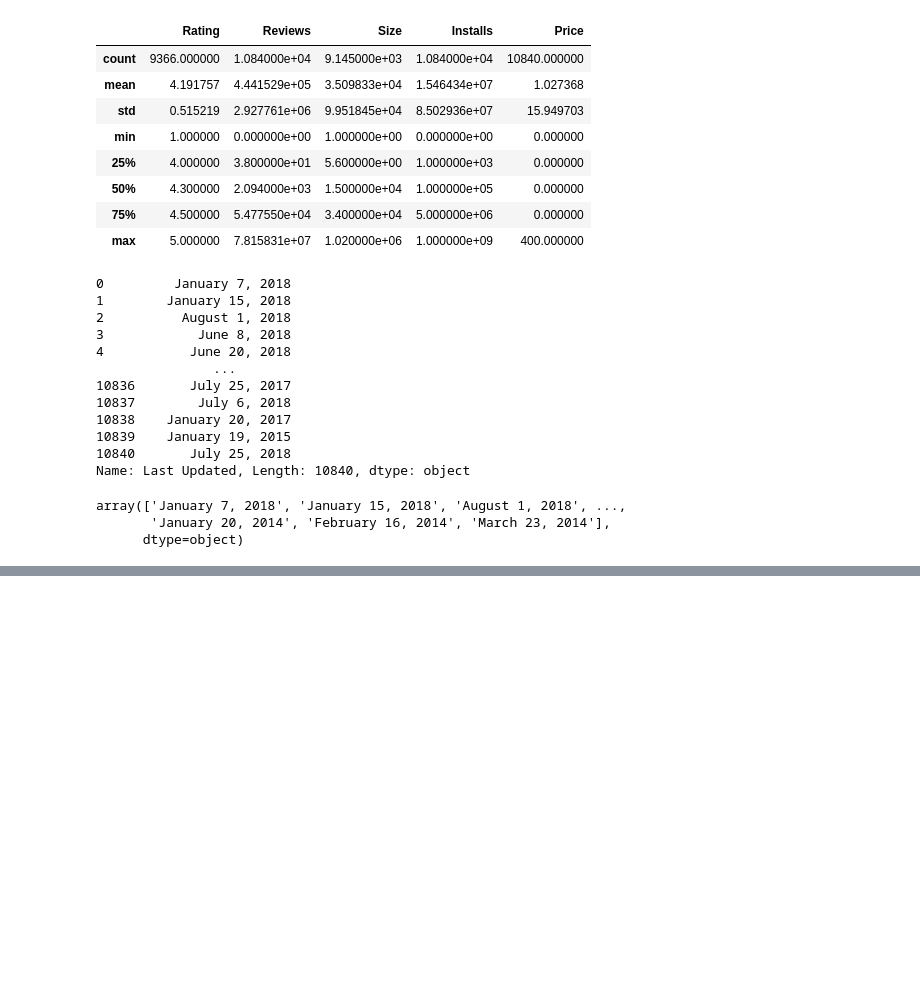
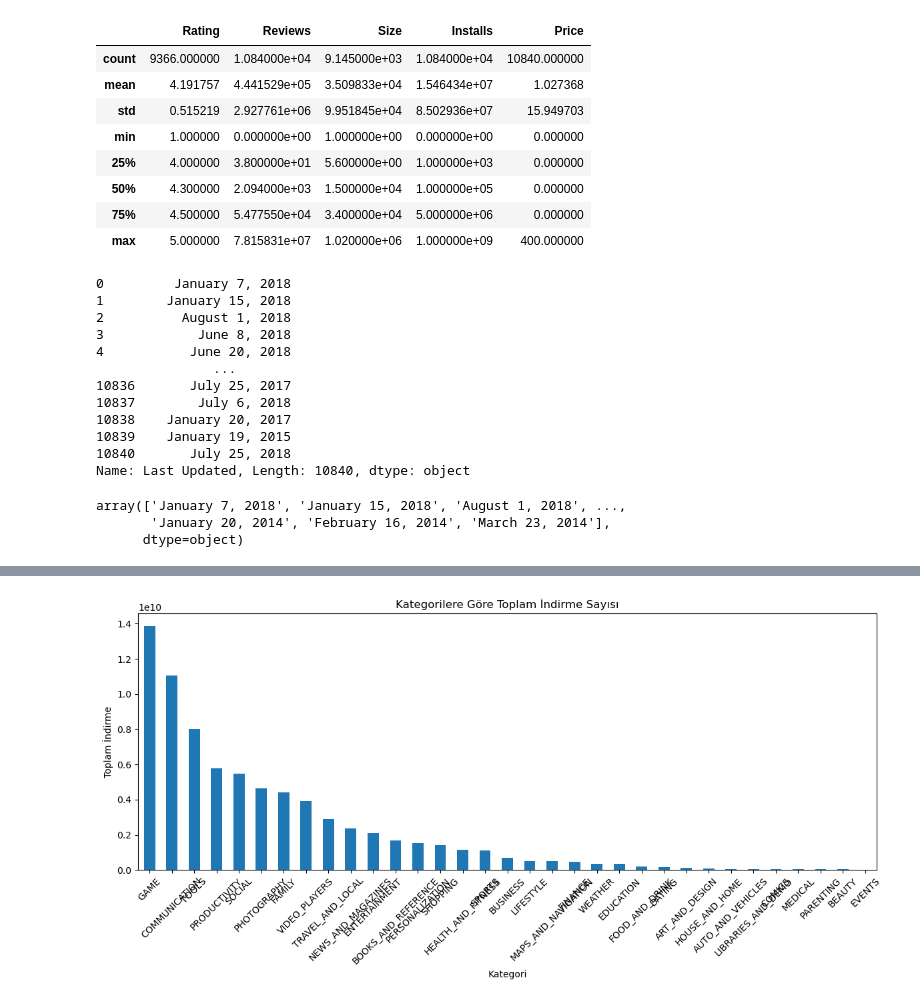
Before and after one commit to EdipMangtay/DataScience, a Jupyter notebook: Dataset/GooglePlay/googleplaystoreapps.ipynb, the cells around one changed output, grey strips where cells are left out. Drawn from its saved outputs; the diff is of its cells as text; code cells hidden in the pictures; blank space fills up the shorter version.

```diff
--- a/Dataset/GooglePlay/googleplaystoreapps.ipynb
+++ b/Dataset/GooglePlay/googleplaystoreapps.ipynb
@@ -443,0 +649,12 @@ df_clean.tail()
+# %%
+category_installs = df_clean.groupby("Category")["Installs"].sum().sort_values(ascending=False)
+plt.figure(figsize=(12,6))
+category_installs.plot(kind='bar')
+plt.title('Kategorilere Göre Toplam İndirme Sayısı')
+plt.xlabel('Kategori')
+plt.ylabel('Toplam İndirme')
+plt.xticks(rotation=45)
+plt.tight_layout()
+plt.show()
+# %% [output]
+[figure, added]
```
Also changed, not shown: parts of 59 cells of this notebook.
